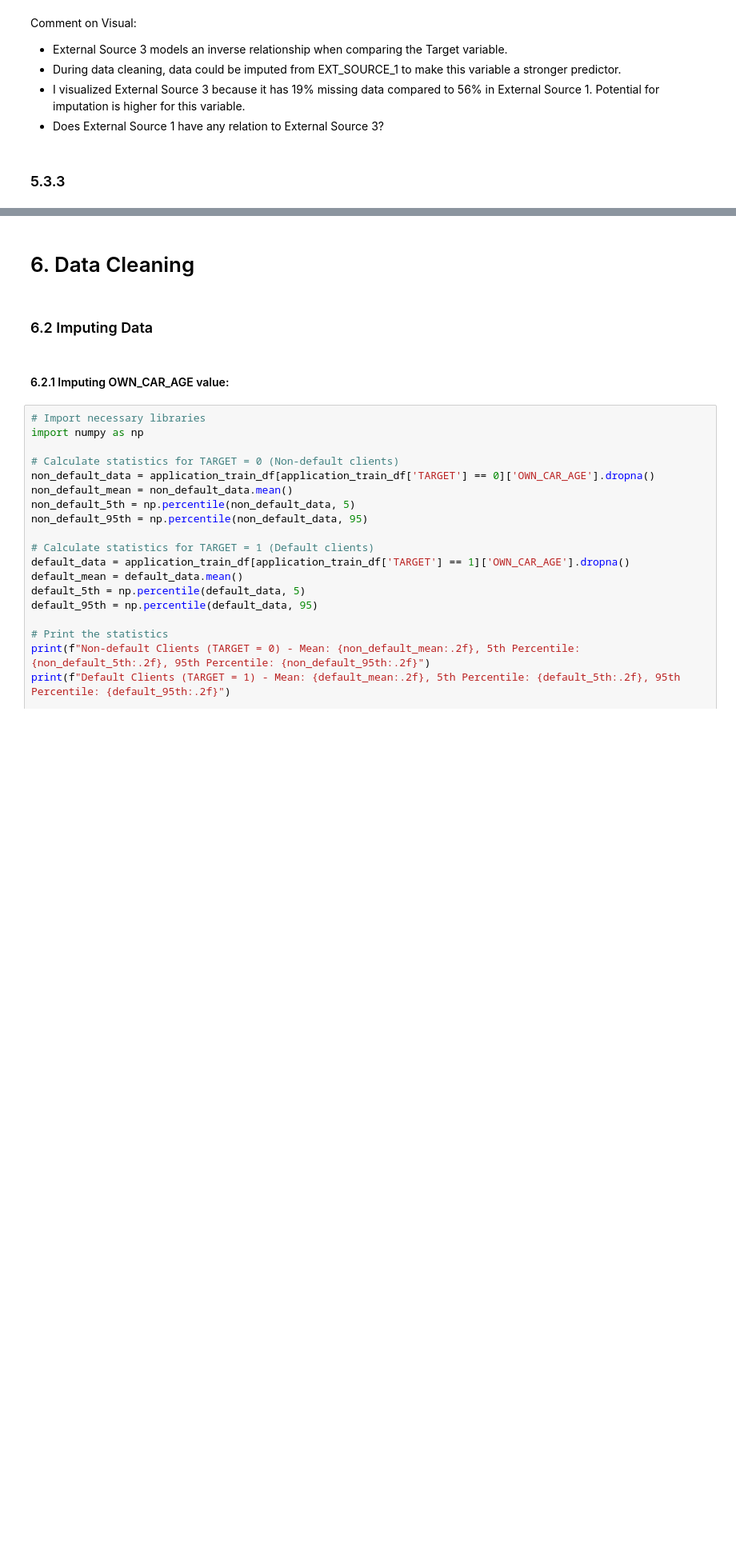
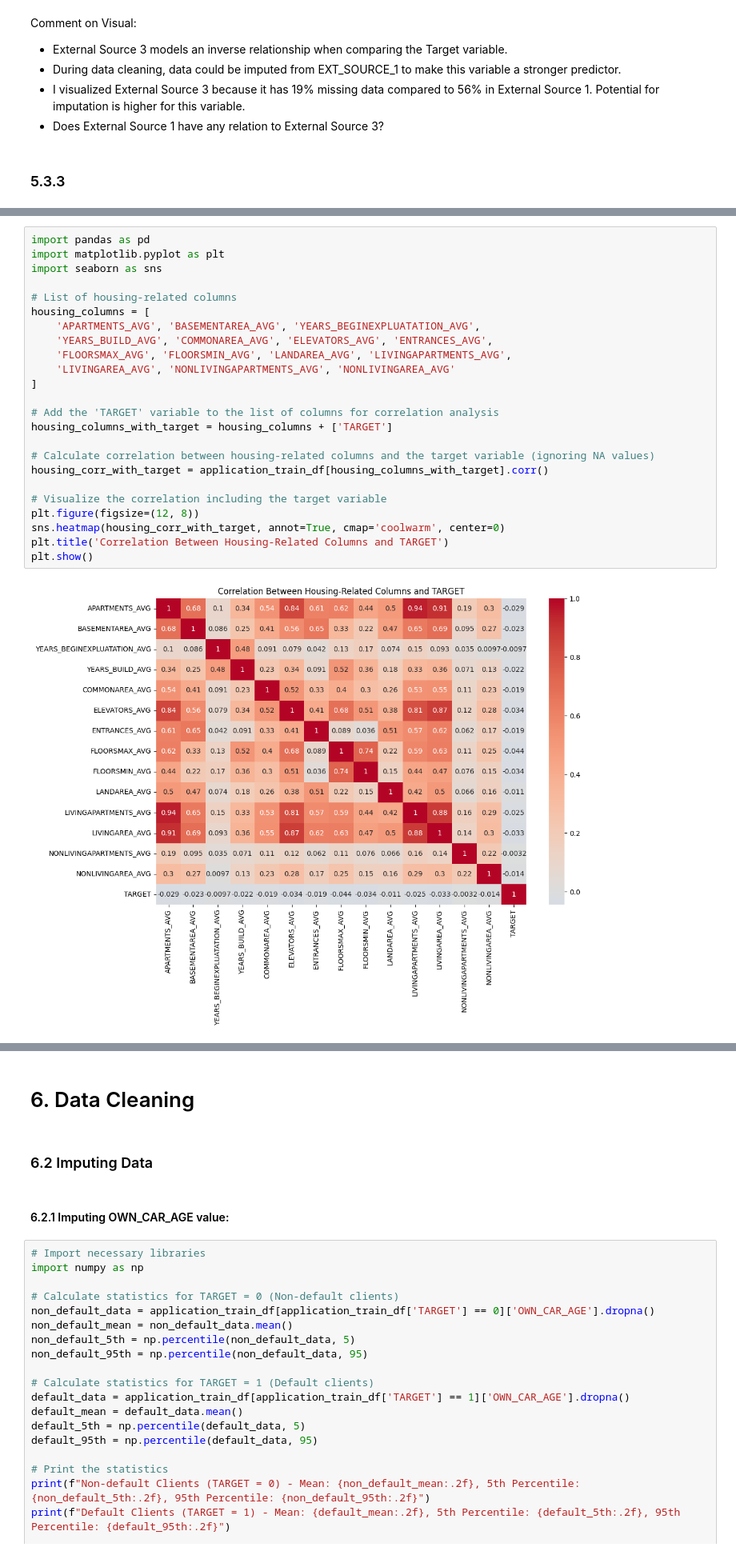
Before and after one commit to mattjohnescu/Practice-Capstone-Project, a Jupyter notebook: EDA Notebook.ipynb, the cells around one changed output, grey strips where cells are left out. Shown at 80% size. Drawn from its saved outputs; the diff is of its cells as text; blank space fills up the shorter version.

```diff
--- a/EDA Notebook.ipynb
+++ b/EDA Notebook.ipynb
@@ -1385,0 +1356,26 @@ for var_pair in variables_to_compare:
+# %%
+import pandas as pd
+import matplotlib.pyplot as plt
+import seaborn as sns
+
+# List of housing-related columns
+housing_columns = [
+    'APARTMENTS_AVG', 'BASEMENTAREA_AVG', 'YEARS_BEGINEXPLUATATION_AVG',
+    'YEARS_BUILD_AVG', 'COMMONAREA_AVG', 'ELEVATORS_AVG', 'ENTRANCES_AVG',
+    'FLOORSMAX_AVG', 'FLOORSMIN_AVG', 'LANDAREA_AVG', 'LIVINGAPARTMENTS_AVG',
+    'LIVINGAREA_AVG', 'NONLIVINGAPARTMENTS_AVG', 'NONLIVINGAREA_AVG'
+]
+
+# Add the 'TARGET' variable to the list of columns for correlation analysis
+housing_columns_with_target = housing_columns + ['TARGET']
+
+# Calculate correlation between housing-related columns and the target variable (ignoring NA values)
+housing_corr_with_target = application_train_df[housing_columns_with_target].corr()
+
+# Visualize the correlation including the target variable
+plt.figure(figsize=(12, 8))
+sns.heatmap(housing_corr_with_target, annot=True, cmap='coolwarm', center=0)
+plt.title('Correlation Between Housing-Related Columns and TARGET')
+plt.show()
+# %% [output]
+[figure, added]
```
Also changed, not shown: parts of 2 cells of this notebook.
